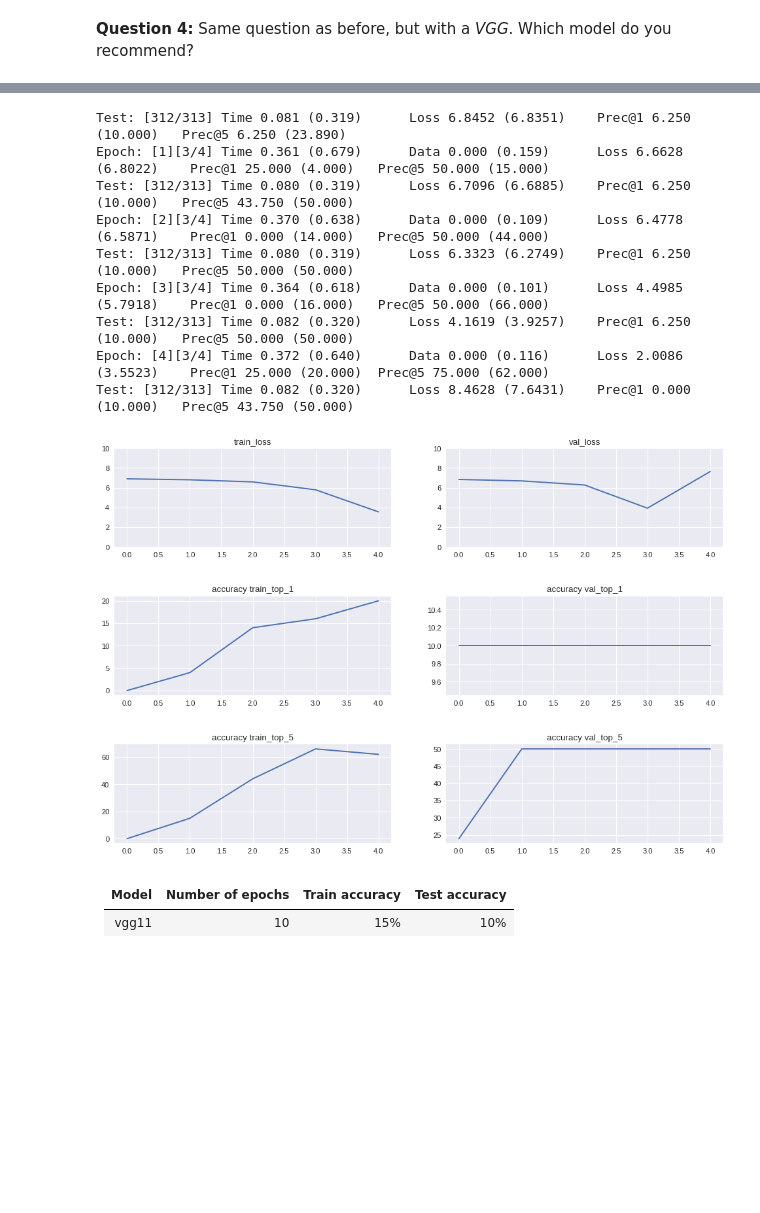
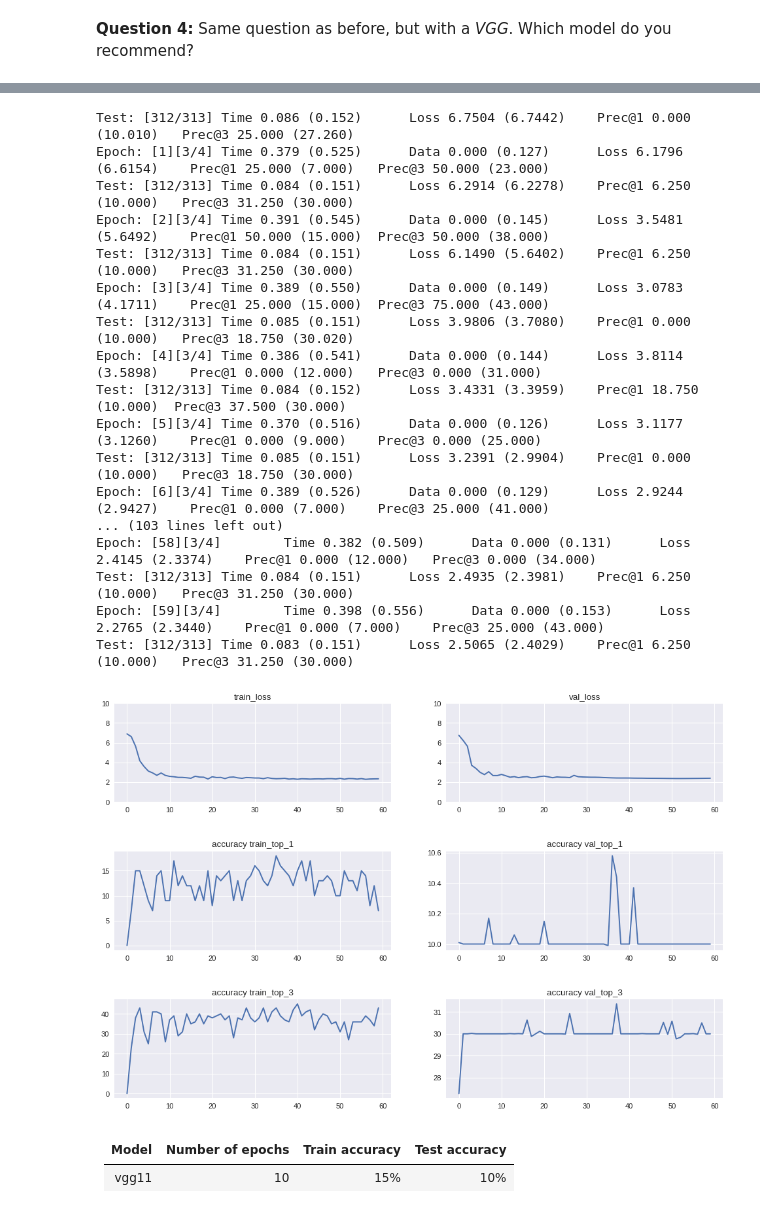
Before and after one commit to paulasquin/deep-learning-in-practice-cs, a Jupyter notebook: 3-TD_ADL.ipynb, the cells around one changed output, grey strips where cells are left out. Cells and saved outputs as stored; diff of their text form; code cells hidden in the pictures; blank space fills up the shorter version.

```diff
--- a/3-TD_ADL.ipynb
+++ b/3-TD_ADL.ipynb
@@ -411,10 +411,8 @@ import torchvision.datasets as datasets
 import torchvision.models as models
 
 
-## HANDLE TOP_N
-
 class Args:
-    def __init__(self, arch="resnet18", workers=4, epochs=99, start_epoch=0, batch_size=16, lr=0.1, momentum=0.9, weight_decay=1e-4, print_freq=50, resume="", evaluate=False, pretrained=False, early_stopping=False, top_n=3):
+    def __init__(self, arch="resnet18", workers=4, epochs=99, start_epoch=0, batch_size=16, lr=0.1, momentum=0.9, weight_decay=1e-4, print_freq=50, resume="", evaluate=False, pretrained=False, n_early_stop=None, n_top=3):
         """ Define and store the hyperparams needed and used by the model training procedure
         :param arch: default="resnet18"
         :param workers: default=4
@@ -441,8 +439,8 @@ class Args:
         self.resume = resume
         self.evaluate = evaluate
         self.pretrained = pretrained
-        self.early_stopping = early_stopping
-        self.top_n = top_n
+        self.n_early_stop = n_early_stop
+        self.n_top = n_top
 
 
 class MyDataset(torch.utils.data.Dataset):
@@ -565,7 +563,7 @@ class Classifier:
                 'best_prec1': self.best_prec1,
             }, is_best)
 
-            if self.should_early_stop(n_check_last=5):
+            if self.args.n_early_stop is not None and self.should_early_stop(n_check_last=self.args.n_early_stop):
                 break
 
 
@@ -595,7 +593,7 @@ class Classifier:
             loss = criterion(output, target_var)
 
             # measure accuracy and record loss
-            prec1, precn = self.accuracy(output.data, target, topk=(1, 5))
+            prec1, precn = self.accuracy(output.data, target, topk=(1, self.args.n_top))
             losses.update(loss.item(), input.size(0))
             top1.update(prec1.item(), input.size(0))
             topn.update(precn.item(), input.size(0))
@@ -609,15 +607,15 @@ class Classifier:
             batch_time.update(time.time() - end)
             end = time.time()
 
-            if (i != 0 and i % self.args.print_freq == 0) or i == len(train_loader) - 1:
+            if (i != 0 and i % self.args.print_freq == 0) or i+1 == len(train_loader):
                 print('Epoch: [{0}][{1}/{2}]\t'
                       'Time {batch_time.val:.3f} ({batch_time.avg:.3f})\t'
                       'Data {data_time.val:.3f} ({data_time.avg:.3f})\t'
                       'Loss {loss.val:.4f} ({loss.avg:.4f})\t'
                       'Prec@1 {top1.val:.3f} ({top1.avg:.3f})\t'
-                      'Prec@5 {topn.val:.3f} ({topn.avg:.3f})'.format(
+                      'Prec@{n_top} {topn.val:.3f} ({topn.avg:.3f})'.format(
                        epoch, i, len(train_loader), batch_time=batch_time,
-                       data_time=data_time, loss=losses, top1=top1, topn=topn))
+                       data_time=data_time, loss=losses, top1=top1, n_top=self.args.n_top, topn=topn))
 
         self.les_epoch.append(epoch)
         self.les_train_loss.append(losses.avg)
@@ -662,7 +660,7 @@ class Classifier:
             loss = criterion(output, target_var)
 
             # measure accuracy and record loss
-            prec1, precn = self.accuracy(output.data, target, topk=(1, 5))
+            prec1, precn = self.accuracy(output.data, target, topk=(1, self.args.n_top))
             losses.update(loss.item(), input.size(0))
             top1.update(prec1.item(), input.size(0))
             topn.update(precn.item(), input.size(0))
@@ -671,14 +669,14 @@ class Classifier:
             batch_time.update(time.time() - end)
             end = time.time()
 
-            if (i != 0 and i % self.args.print_freq == 0) or i == len(val_loader) -1:
+            if (i != 0 and i % self.args.print_freq == 0) or i+1 == len(val_loader):
                 print('Test: [{0}/{1}]\t'
                       'Time {batch_time.val:.3f} ({batch_time.avg:.3f})\t'
                       'Loss {loss.val:.4f} ({loss.avg:.4f})\t'
                       'Prec@1 {top1.val:.3f} ({top1.avg:.3f})\t'
-                      'Prec@5 {topn.val:.3f} ({topn.avg:.3f})'.format(
+                      'Prec@{n_top} {topn.val:.3f} ({topn.avg:.3f})'.format(
                        i, len(val_loader), batch_time=batch_time, loss=losses,
-                       top1=top1, topn=topn))
+                       top1=top1, n_top=self.args.n_top, topn=topn))
 
         self.les_val_loss.append(losses.avg)
         self.les_val_top_1.append(top1.avg)
@@ -818,7 +816,7 @@ __Question 4:__ Same question as before, but with a *VGG*. Which model do you re
 args = Args(
         arch="vgg11",
         workers=4,
-        epochs=100,
+        epochs=60,
         start_epoch=0,
         batch_size=32,
         lr=0.001,
@@ -828,7 +826,7 @@ args = Args(
         resume="",
         evaluate=False,
         pretrained=False,
-        early_stopping=True
+        n_early_stop=None
 )
 
 classifier2 = Classifier(args, transf)
@@ -841,13 +839,21 @@ Epoch: [0][3/4] Time 0.361 (0.447)      Data 0.000 (0.091)      Loss 6.9043 (6.8
-Test: [312/313] Time 0.081 (0.319)      Loss 6.8452 (6.8351)    Prec@1 6.250 (10.000)   Prec@5 6.250 (23.890)
-Epoch: [1][3/4] Time 0.361 (0.679)      Data 0.000 (0.159)      Loss 6.6628 (6.8022)    Prec@1 25.000 (4.000)   Prec@5 50.000 (15.000)
-Test: [312/313] Time 0.080 (0.319)      Loss 6.7096 (6.6885)    Prec@1 6.250 (10.000)   Prec@5 43.750 (50.000)
-Epoch: [2][3/4] Time 0.370 (0.638)      Data 0.000 (0.109)      Loss 6.4778 (6.5871)    Prec@1 0.000 (14.000)   Prec@5 50.000 (44.000)
-Test: [312/313] Time 0.080 (0.319)      Loss 6.3323 (6.2749)    Prec@1 6.250 (10.000)   Prec@5 50.000 (50.000)
-Epoch: [3][3/4] Time 0.364 (0.618)      Data 0.000 (0.101)      Loss 4.4985 (5.7918)    Prec@1 0.000 (16.000)   Prec@5 50.000 (66.000)
-Test: [312/313] Time 0.082 (0.320)      Loss 4.1619 (3.9257)    Prec@1 6.250 (10.000)   Prec@5 50.000 (50.000)
-Epoch: [4][3/4] Time 0.372 (0.640)      Data 0.000 (0.116)      Loss 2.0086 (3.5523)    Prec@1 25.000 (20.000)  Prec@5 75.000 (62.000)
-Test: [312/313] Time 0.082 (0.320)      Loss 8.4628 (7.6431)    Prec@1 0.000 (10.000)   Prec@5 43.750 (50.000)
+Test: [312/313] Time 0.086 (0.152)      Loss 6.7504 (6.7442)    Prec@1 0.000 (10.010)   Prec@3 25.000 (27.260)
+Epoch: [1][3/4] Time 0.379 (0.525)      Data 0.000 (0.127)      Loss 6.1796 (6.6154)    Prec@1 25.000 (7.000)   Prec@3 50.000 (23.000)
+Test: [312/313] Time 0.084 (0.151)      Loss 6.2914 (6.2278)    Prec@1 6.250 (10.000)   Prec@3 31.250 (30.000)
+Epoch: [2][3/4] Time 0.391 (0.545)      Data 0.000 (0.145)      Loss 3.5481 (5.6492)    Prec@1 50.000 (15.000)  Prec@3 50.000 (38.000)
+Test: [312/313] Time 0.084 (0.151)      Loss 6.1490 (5.6402)    Prec@1 6.250 (10.000)   Prec@3 31.250 (30.000)
+Epoch: [3][3/4] Time 0.389 (0.550)      Data 0.000 (0.149)      Loss 3.0783 (4.1711)    Prec@1 25.000 (15.000)  Prec@3 75.000 (43.000)
+Test: [312/313] Time 0.085 (0.151)      Loss 3.9806 (3.7080)    Prec@1 0.000 (10.000)   Prec@3 18.750 (30.020)
+Epoch: [4][3/4] Time 0.386 (0.541)      Data 0.000 (0.144)      Loss 3.8114 (3.5898)    Prec@1 0.000 (12.000)   Prec@3 0.000 (31.000)
+Test: [312/313] Time 0.084 (0.152)      Loss 3.4331 (3.3959)    Prec@1 18.750 (10.000)  Prec@3 37.500 (30.000)
+Epoch: [5][3/4] Time 0.370 (0.516)      Data 0.000 (0.126)      Loss 3.1177 (3.1260)    Prec@1 0.000 (9.000)    Prec@3 0.000 (25.000)
+Test: [312/313] Time 0.085 (0.151)      Loss 3.2391 (2.9904)    Prec@1 0.000 (10.000)   Prec@3 18.750 (30.000)
+Epoch: [6][3/4] Time 0.389 (0.526)      Data 0.000 (0.129)      Loss 2.9244 (2.9427)    Prec@1 0.000 (7.000)    Prec@3 25.000 (41.000)
+... (103 lines left out)
+Epoch: [58][3/4]        Time 0.382 (0.509)      Data 0.000 (0.131)      Loss 2.4145 (2.3374)    Prec@1 0.000 (12.000)   Prec@3 0.000 (34.000)
+Test: [312/313] Time 0.084 (0.151)      Loss 2.4935 (2.3981)    Prec@1 6.250 (10.000)   Prec@3 31.250 (30.000)
+Epoch: [59][3/4]        Time 0.398 (0.556)      Data 0.000 (0.153)      Loss 2.2765 (2.3440)    Prec@1 0.000 (7.000)    Prec@3 25.000 (43.000)
+Test: [312/313] Time 0.083 (0.151)      Loss 2.5065 (2.4029)    Prec@1 6.250 (10.000)   Prec@3 31.250 (30.000)
-[figure, old version]
+[figure, new version]
 # %% [markdown]
 | Model | Number of  epochs  | Train accuracy | Test accuracy |
 |------|------|------|------|
```
Also changed, not shown: parts of 9 cells of this notebook.
